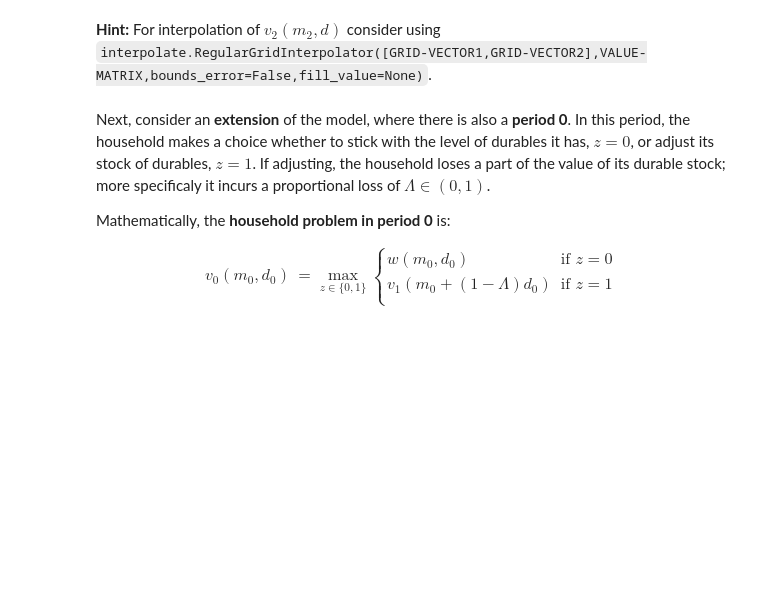
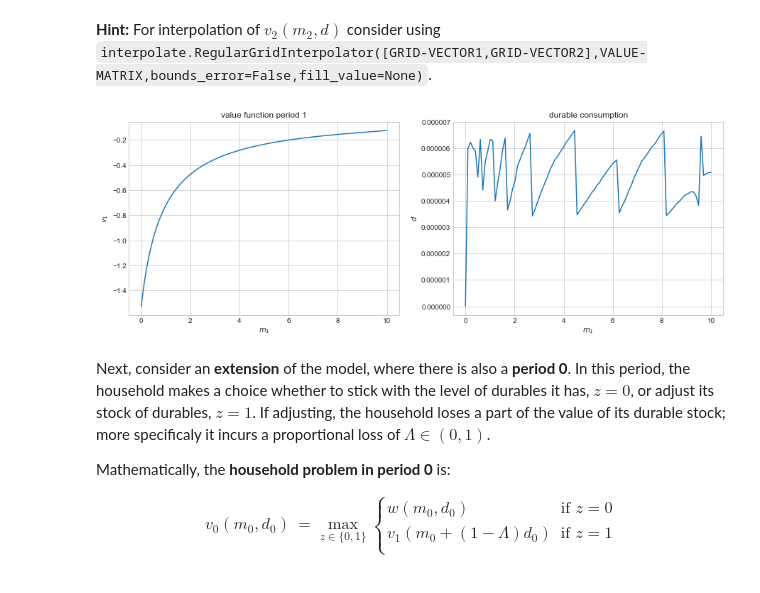
Before and after one commit to NumEconCopenhagen/projects-2020-kongeraekken-1, a Jupyter notebook: examproject/exam_2020.ipynb, the cells around one changed output. Cells and saved outputs as stored; diff of their text form; code cells hidden in the pictures; blank space fills up the shorter version.

```diff
--- a/examproject/exam_2020.ipynb
+++ b/examproject/exam_2020.ipynb
@@ -363,3 +378,52 @@ True
+# %%
+# a. define solve function
+def solve_period_1(alpha,rho,beta,r,Delta,v1,v2_interp):
+
+    # a. grids
+    v1_vec = np.empty(100)
+    d1_vec = np.empty(100)
+
+    # b. solve for each m1 in grid
+    for i,m1 in enumerate(m1_vec):
+
+        # i. objective
+        obj = lambda d: -v1(m1,d,Delta,r,beta,v2_interp)
+
+        # ii. initial guess (durable consume half)
+        x0 = [m1/2]
+
+        # iii. optimize
+        result = optimize.minimize_scalar(obj,x0,method='bounded', bounds=(1e-8,m1))
+
+        # iv. save
+        v1_vec[i] = -result.fun
+        d1_vec[i] = result.x
+
+    return v1_vec,d1_vec
+
+# b. construct interpolator
+v2_interp = interpolate.RegularGridInterpolator((m2_vec,d_vec),v2_grid,
+                                                bounds_error=False,fill_value=None)
+
+# c. solve period 1
+v1_vec,d1_vec = solve_period_1(alpha,rho,beta,r,Delta,v1,v2_interp)
+
+
+# d. plot
+fig = plt.figure(figsize=(15,5))
+ax = fig.add_subplot(1,2,1)
+ax.plot(m1_vec,v1_vec)
+ax.set_title('value function period 1')
+ax.set_xlabel('$m_1$')
+ax.set_ylabel('$v_1$');
+
+ax = fig.add_subplot(1,2,2)
+ax.plot(m1_vec,d1_vec)
+ax.set_title('durable consumption')
+ax.set_xlabel('$m_1$')
+ax.set_ylabel('$d$');
+# %% [output]
+[figure, added]
 # %% [markdown]
 Next, consider an **extension** of the model, where there is also a **period 0**. In this period, the household makes a choice whether to stick with the level of durables it has, $z = 0$, or adjust its stock of durables, $z = 1$. If adjusting, the household loses a part of the value of its durable stock; more specificaly it incurs a proportional loss of $\Lambda \in (0,1)$.
 
```
Also changed, not shown: parts of 16 cells of this notebook.
